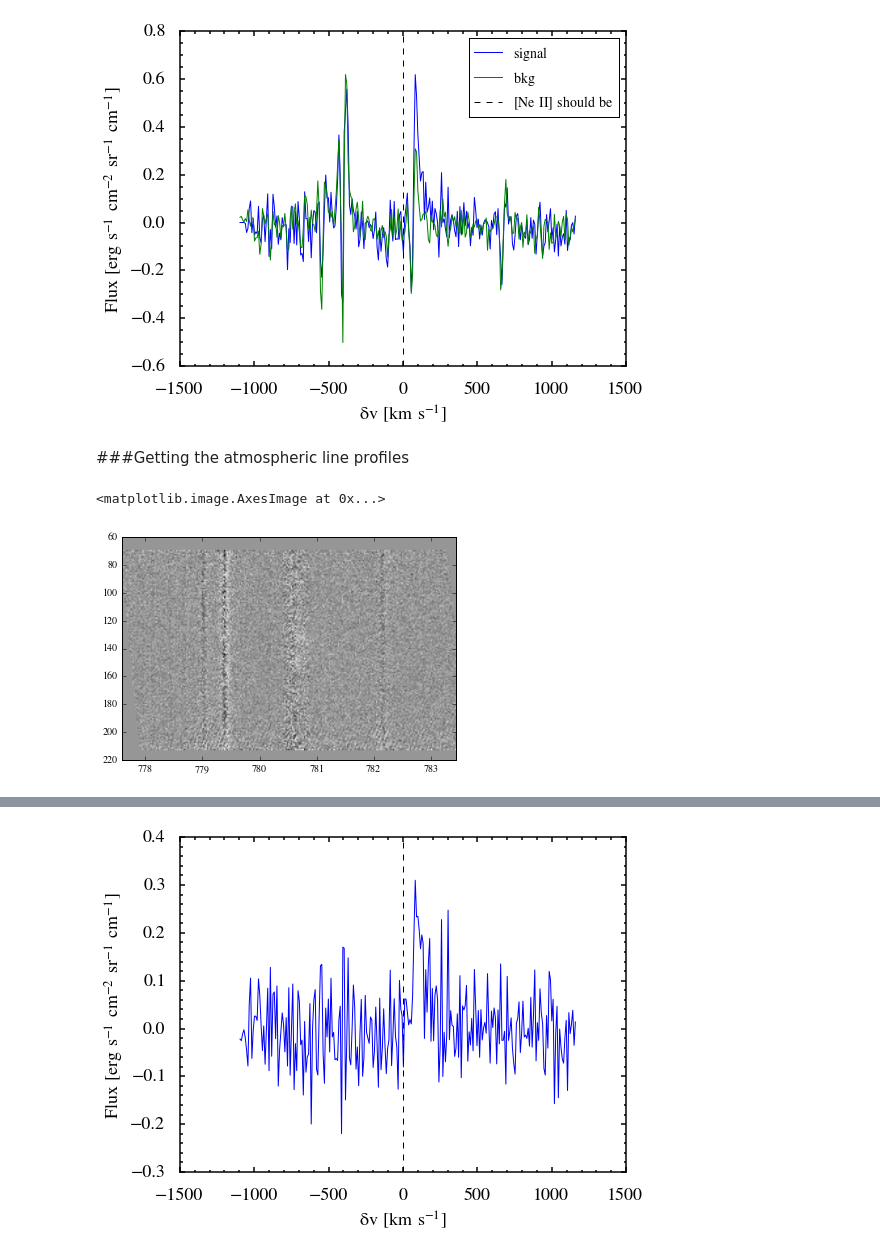
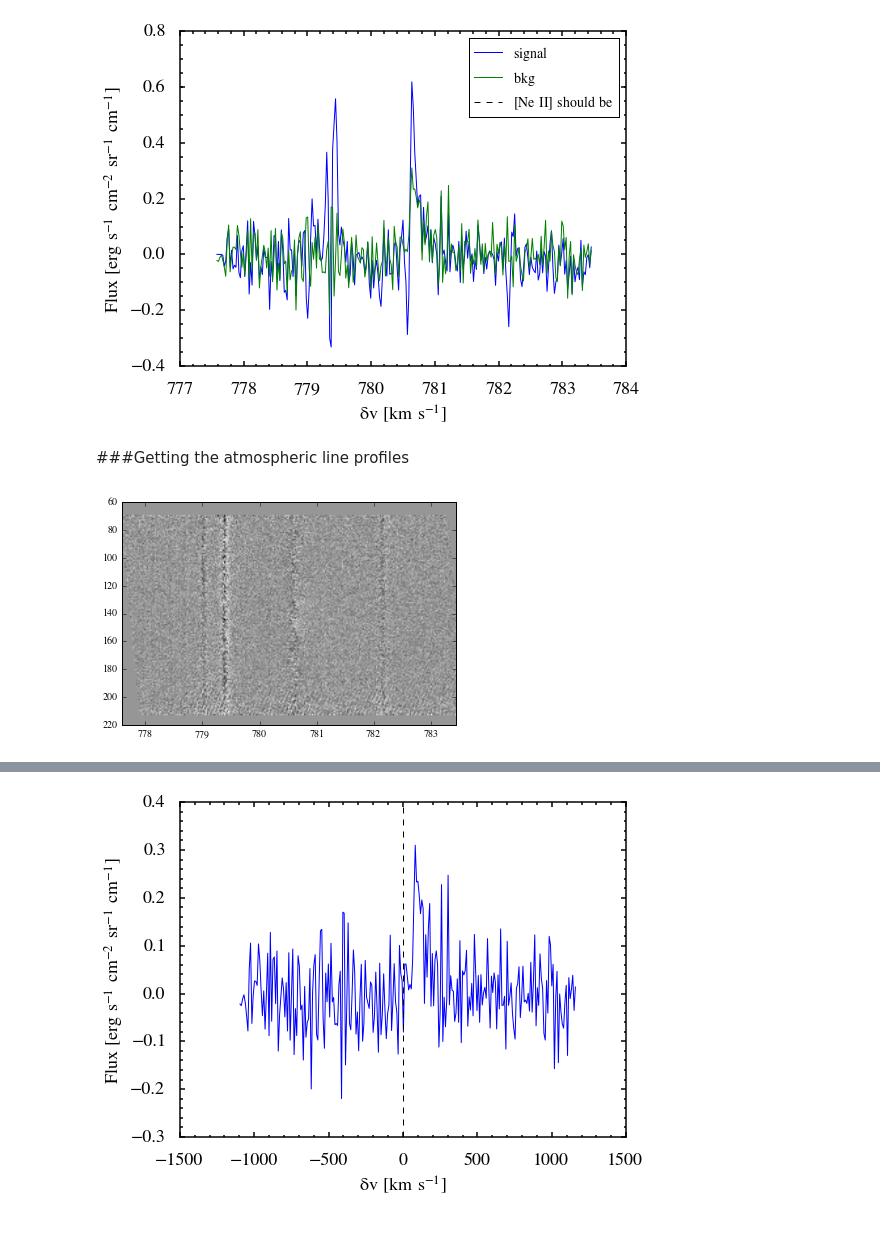
Before and after one commit to yaolun/sa, a Jupyter notebook: TEXES_analysis.ipynb, the cells around one changed output, grey strips where cells are left out. Saved outputs shown, nothing was run; the diff lists cells and outputs as text; code cells hidden in the pictures.

```diff
--- a/TEXES_analysis.ipynb
+++ b/TEXES_analysis.ipynb
@@ -20,38 +20,52 @@ collapse_bkg = (np.sum(im[80:127,:], axis=0)+np.sum(im[155:185,:], axis=0))/2
 # %%
 fig = plt.figure(figsize=(8,6))
 ax = fig.add_subplot(111)
-signal, = ax.plot(dv, collapse_im)
-bkg, = ax.plot(dv, collapse_bkg*max(collapse_im)/max(collapse_bkg))
-# plt.plot(wno, collapse_im-collapse_bkg*max(collapse_im)/max(collapse_bkg))
-neii = ax.axvline(0, color='k', linestyle='--')
+# signal, = ax.plot(dv, collapse_im)
+signal, = ax.plot(wno, collapse_im)
+# bkg, = ax.plot(dv, collapse_bkg*max(collapse_im)/max(collapse_bkg))
+plt.plot(wno, collapse_im-collapse_bkg*max(collapse_im)/max(collapse_bkg))
+# neii = ax.axvline(0, color='k', linestyle='--')
 
 ax.legend([signal, bkg, neii], [r'$\rm{signal}$',r'$\rm{bkg}$',r'$\rm{[Ne\,II]\,should\,be}$'],fontsize=14,numpoints=1)
 
 # ax.set_xlabel(r'$\rm{wave number}$', fontsize=18)
 ax.set_ylabel(r'$\rm{Flux\,[erg\,s^{-1}\,cm^{-2}\,sr^{-1}\,cm^{-1}]}$', fontsize=18)
 ax.set_xlabel(r'$\rm{\delta v\,[km\,s^{-1}]}$', fontsize=18)
 [ax.spines[axis].set_linewidth(1.5) for axis in ['top','bottom','left','right']]
 ax.minorticks_on()
 ax.tick_params('both',labelsize=18,width=1.5,which='major',pad=15,length=5)
 ax.tick_params('both',labelsize=18,width=1.5,which='minor',pad=15,length=2.5)
 
 fig.savefig('/Users/yaolun/data/hh168_texes/3003_data.pdf',dpi=300, bbox_inches='tight',format='pdf')
 # %% [output]
-[figure, old version]
+[figure, new version]
 # %% [markdown]
 ###Getting the atmospheric line profiles
 # %%
 hdulist = fits.open(filename)
 im_sub = hdulist[0].data
-# 133 is the index of the peak of the blended line
+# 133 is the index of the peak of the blended line, 130 is the peak of the absorption
 # 203 is the index of the peak of atmospheric line on the right
-im_sub[:,133-10:133+10] = im_sub[:,133-10:133+10] - im_sub[:,202-10:202+10]*1.2
-
+# 78 is the index of the absorption peak of the atmospheric line on the left
+# use the right line
+# im_sub[:,133-10:133+10] = im_sub[:,133-10:133+10] - im_sub[:,202-10:202+10]*1.2
+# use the left line
+# im_sub[:,130-10:130+10] = im_sub[:,130-10:130+10] - im_sub[:,78-10:78+10]*0.4
+atm = 78
+ind_sub = 132
+offset = 19
+for i in range(len(im_sub[:,0])):
+    atm_os = np.interp(np.arange(wno[atm-10],wno[atm+11],(wno[atm+11]-wno[atm-10])/220),wno[atm-10:atm+11],im_sub[i,atm-10:atm+11])
+    # re-sample the atmospheric line
+    reosatm = np.empty_like(im_sub[i,ind_sub-10:ind_sub+10])
+    for j in range(len(reosatm)):
+        reosatm[j] = atm_os[offset+10*j-1]
+    im_sub[i,ind_sub-10:ind_sub+10] = im_sub[i,ind_sub-10:ind_sub+10] - reosatm*0.6
 # plt.plot(wno, collapse_im)
 # plt.axvline(780.63806152)
 # plt.axvline(782.2510376)
 # print collapse_im[133]/collapse_im[203]
 plt.imshow(im_sub[60:220,:], cmap='Greys_r', extent=[min(wno), max(wno),220,60],aspect='auto')
+plt.savefig('/Users/yaolun/test/best_sub_sofar.pdf', format='pdf', dpi=300, bbox_inches='tight')
 # %% [output]
-<matplotlib.image.AxesImage at 0x...>
 [figure]
```
Also changed, not shown: parts of 4 cells of this notebook, 1 other file.
